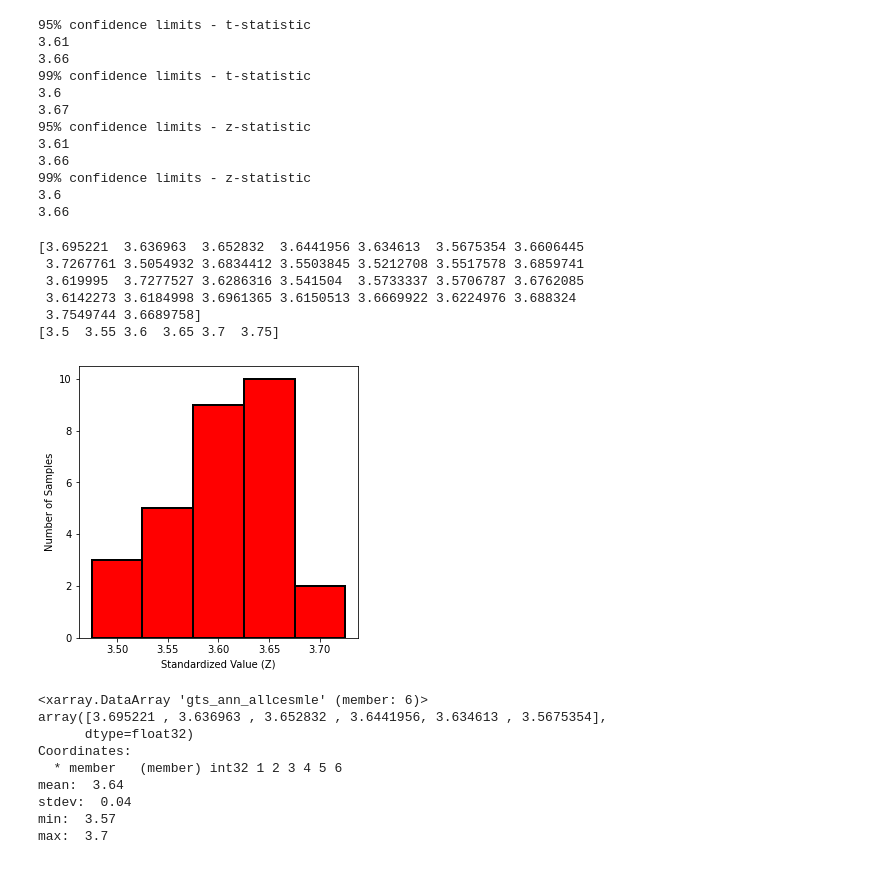
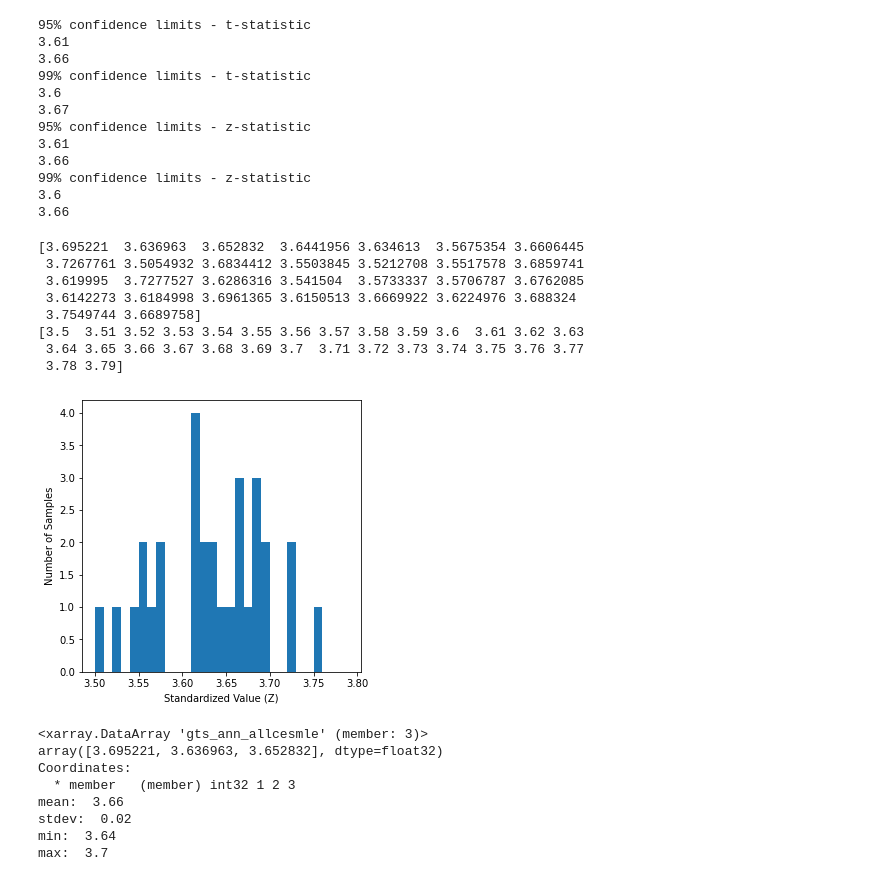
Before and after one commit to mpw4rms/ATOC5860_Spring2022_Warms, a Jupyter notebook: lab1/ATOC5860_applicationslab1_ztest_ttest.ipynb, the cells around one changed output. Saved outputs shown, nothing was run; the diff lists cells and outputs as text; code cells hidden in the pictures.

```diff
--- a/lab1/ATOC5860_applicationslab1_ztest_ttest.ipynb
+++ b/lab1/ATOC5860_applicationslab1_ztest_ttest.ipynb
@@ -351,34 +351,37 @@ print(np.round(high_limit99.values,2))
 # %%
 #### plot a histogram of global warming - Was normal distribution a good approximation?
 gw_allmem=gts.sel(member=slice(1,nmembers)).sel(year=slice(2080,2100)).mean("year")- \
         gts.sel(member=slice(1,nmembers)).sel(year=slice(2000,2020)).mean("year")
 print(gw_allmem.values)
 
 ## plot a histogram to see the range of values
-xinc = np.arange(3.5,3.8,.05)
+xinc = np.arange(3.5,3.8, 0.01)
 print(xinc)
 hx=np.histogram(gw_allmem,xinc)
-plt.bar(hx[1][:-1],hx[0],edgecolor = 'k', color = 'r', width = .05, linewidth = 2);
+# plt.bar(hx[1][:-1],hx[0],edgecolor = 'k', color = 'r', width = .05, linewidth = 2);
+plt.hist(gw_allmem, bins = xinc)
 plt.ylabel('Number of Samples');
 plt.xlabel('Standardized Value (Z)');
 
 ### another histogram option
 #xinc = np.arange(3.5,3.8,.05)
 #plt.hist(gw_allmem,xinc);
 #plt.ylabel('Number of Samples');
 #plt.xlabel('Standardized Value (Z)');
 # %% [output]
 [3.695221  3.636963  3.652832  3.6441956 3.634613  3.5675354 3.6606445
  3.7267761 3.5054932 3.6834412 3.5503845 3.5212708 3.5517578 3.6859741
  3.619995  3.7277527 3.6286316 3.541504  3.5733337 3.5706787 3.6762085
  3.6142273 3.6184998 3.6961365 3.6150513 3.6669922 3.6224976 3.688324
  3.7549744 3.6689758]
-[3.5  3.55 3.6  3.65 3.7  3.75]
+[3.5  3.51 3.52 3.53 3.54 3.55 3.56 3.57 3.58 3.59 3.6  3.61 3.62 3.63
+ 3.64 3.65 3.66 3.67 3.68 3.69 3.7  3.71 3.72 3.73 3.74 3.75 3.76 3.77
+ 3.78 3.79]
-[figure, old version]
+[figure, new version]
 # %%
 #### What if you you only had 6 ensemble members?  Estimate your confidence interval using a t-statistic.
 ## Calculate statistics for the 21st century global warming
-nmembers=6
+nmembers=3
 temp=(gts.sel(member=slice(1,nmembers)).sel(year=slice(2080,2100)).mean("year")-\
       gts.sel(member=slice(1,nmembers)).sel(year=slice(2000,2020)).mean("year"))
 print(temp)
@@ -392,14 +395,13 @@ print("stdev: ",str(np.round(gw_std_mem.values,2)))
 print("min: ",str(np.round(gw_min_mem.values,2)))
 print("max: ",str(np.round(gw_max_mem.values,2)))
 # %% [output]
-<xarray.DataArray 'gts_ann_allcesmle' (member: 6)>
-array([3.695221 , 3.636963 , 3.652832 , 3.6441956, 3.634613 , 3.5675354],
-      dtype=float32)
+<xarray.DataArray 'gts_ann_allcesmle' (member: 3)>
+array([3.695221, 3.636963, 3.652832], dtype=float32)
 Coordinates:
-  * member   (member) int32 1 2 3 4 5 6
-mean:  3.64
-stdev:  0.04
-min:  3.57
+  * member   (member) int32 1 2 3
+mean:  3.66
+stdev:  0.02
+min:  3.64
 max:  3.7
 # %%
 #### Calculate the 95% and 99% confidence limits on the 21st century warming using t-statistic
```
Also changed, not shown: parts of 3 cells of this notebook, 3 other files.
